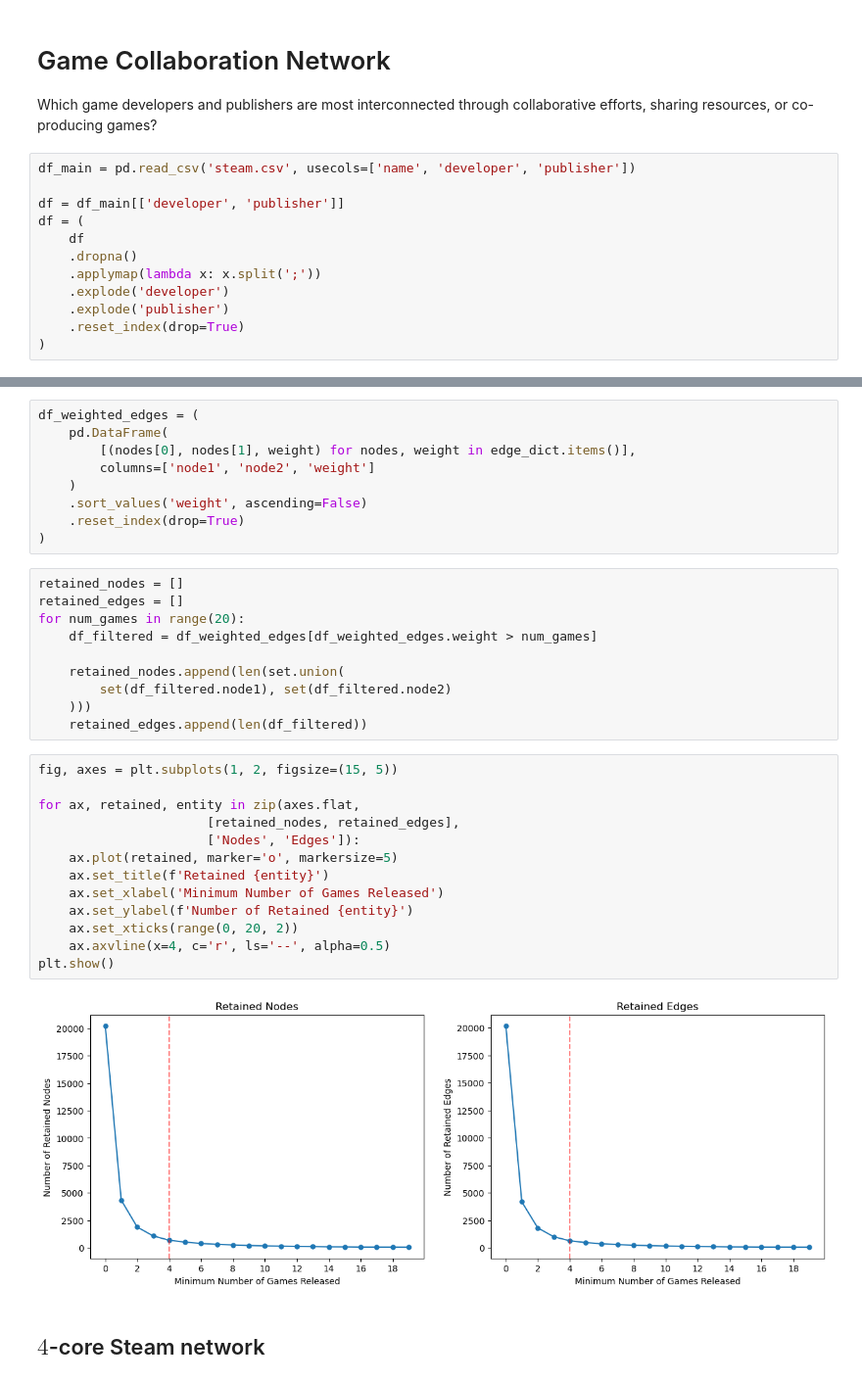
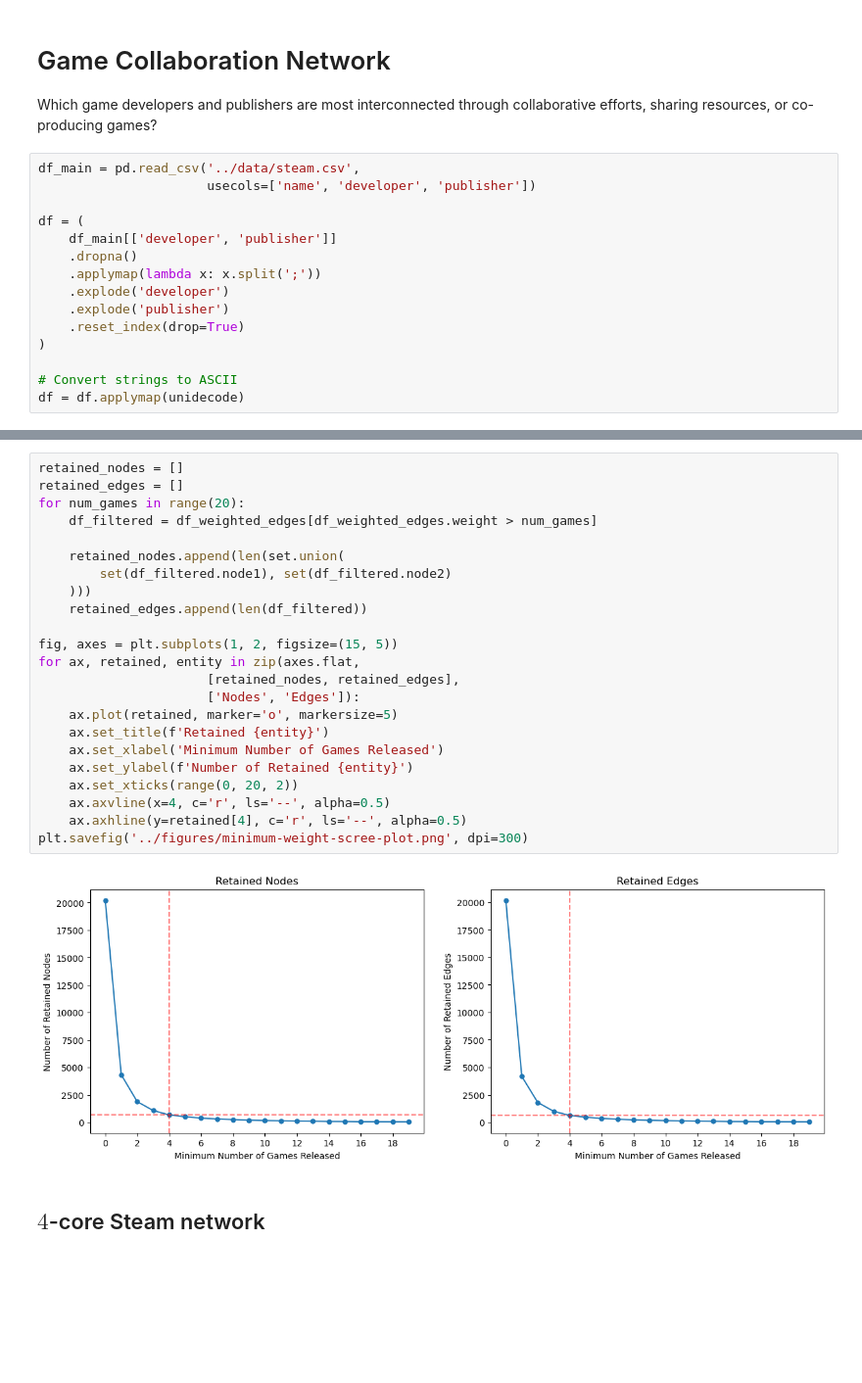
Before and after one commit to jamwung/network-eda-steam, a Jupyter notebook: notebooks/01-game-collab.ipynb, the cells around one changed output, grey strips where cells are left out. Shown at 98% size. Drawn from its saved outputs; the diff is of its cells as text; blank space fills up the shorter version.

```diff
--- a/notebooks/01-game-collab.ipynb
+++ b/notebooks/01-game-collab.ipynb
@@ -8,17 +8,20 @@ from utils import *
 
 Which game developers and publishers are most interconnected through collaborative efforts, sharing resources, or co-producing games?
 # %%
-df_main = pd.read_csv('steam.csv', usecols=['name', 'developer', 'publisher'])
+df_main = pd.read_csv('../data/steam.csv',
+                      usecols=['name', 'developer', 'publisher'])
 
-df = df_main[['developer', 'publisher']]
 df = (
-    df
+    df_main[['developer', 'publisher']]
     .dropna()
     .applymap(lambda x: x.split(';'))
     .explode('developer')
     .explode('publisher')
     .reset_index(drop=True)
 )
+
+# Convert strings to ASCII
+df = df.applymap(unidecode)
 # %%
 devs = set(df.developer)
 pubs = set(df.publisher)
@@ -48,37 +74,28 @@ for idx, row in df.iterrows():
-# %%
-df_weighted_edges = (
-    pd.DataFrame(
-        [(nodes[0], nodes[1], weight) for nodes, weight in edge_dict.items()],
-        columns=['node1', 'node2', 'weight']
-    )
-    .sort_values('weight', ascending=False)
-    .reset_index(drop=True)
-)
-# %%
-retained_nodes = []
-retained_edges = []
-for num_games in range(20):
-    df_filtered = df_weighted_edges[df_weighted_edges.weight > num_games]
-
-    retained_nodes.append(len(set.union(
-        set(df_filtered.node1), set(df_filtered.node2)
-    )))
-    retained_edges.append(len(df_filtered))
 # %%
+retained_nodes = []
+retained_edges = []
+for num_games in range(20):
+    df_filtered = df_weighted_edges[df_weighted_edges.weight > num_games]
+
+    retained_nodes.append(len(set.union(
+        set(df_filtered.node1), set(df_filtered.node2)
+    )))
+    retained_edges.append(len(df_filtered))
+
 fig, axes = plt.subplots(1, 2, figsize=(15, 5))
-
 for ax, retained, entity in zip(axes.flat,
                       [retained_nodes, retained_edges],
                       ['Nodes', 'Edges']):
     ax.plot(retained, marker='o', markersize=5)
     ax.set_title(f'Retained {entity}')
     ax.set_xlabel('Minimum Number of Games Released')
     ax.set_ylabel(f'Number of Retained {entity}')
     ax.set_xticks(range(0, 20, 2))
     ax.axvline(x=4, c='r', ls='--', alpha=0.5)
-plt.show()
+    ax.axhline(y=retained[4], c='r', ls='--', alpha=0.5)
+plt.savefig('../figures/minimum-weight-scree-plot.png', dpi=300)
 # %% [output]
-[figure, old version]
+[figure, new version]
 # %% [markdown]
 ## $4$-core Steam network
 # %%
```
Also changed, not shown: parts of 30 cells of this notebook, 22 other files.
